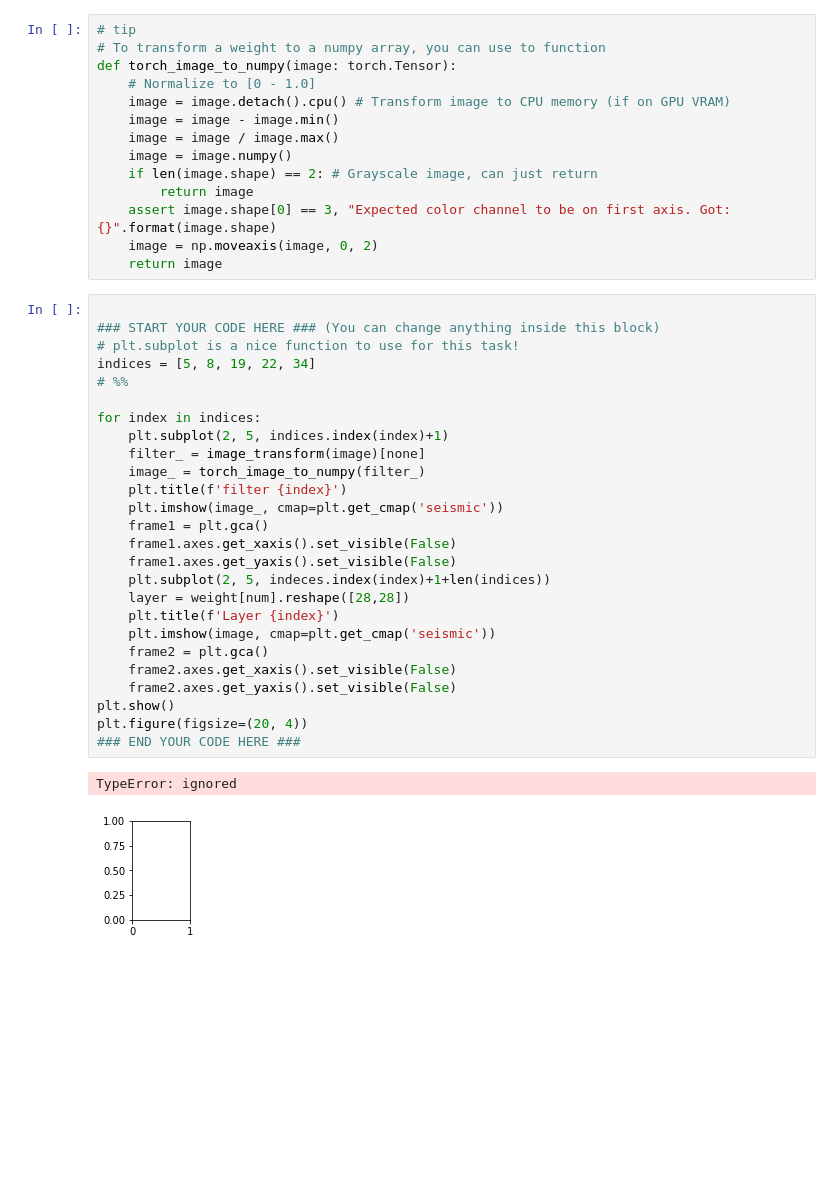
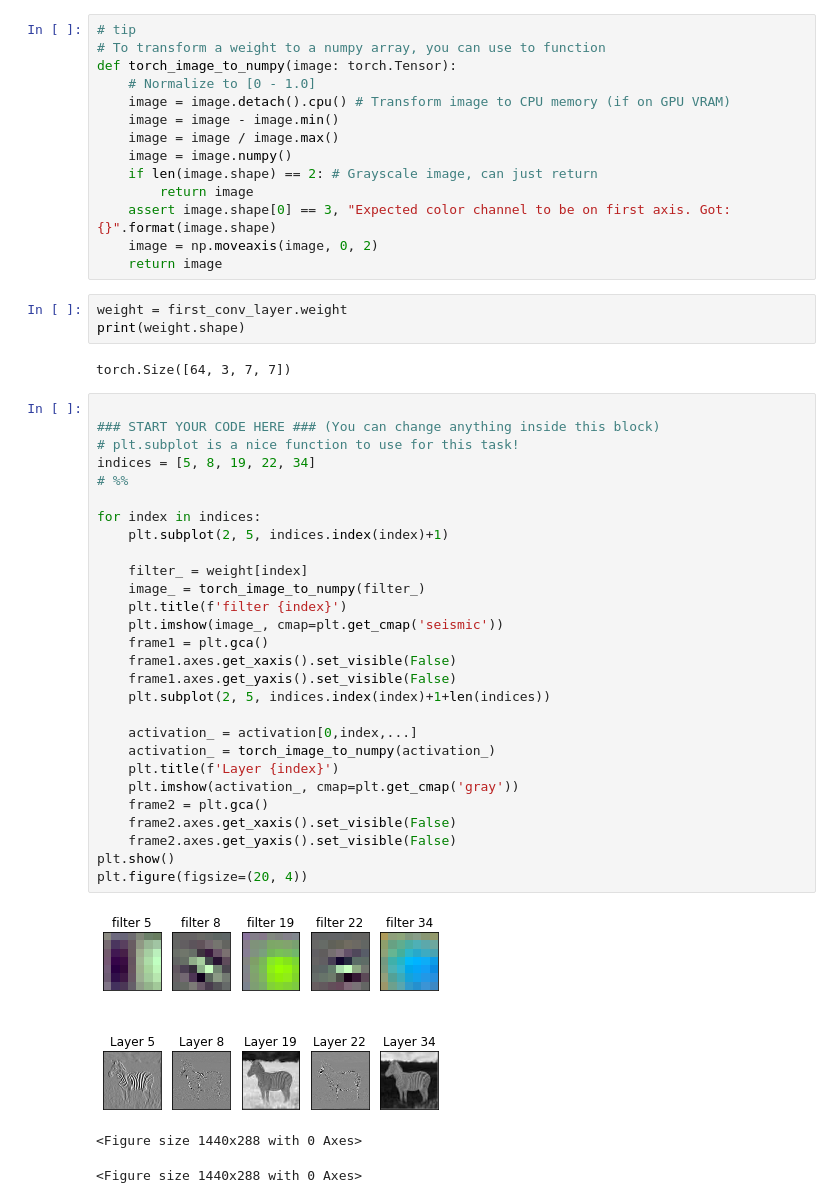
Before and after one commit to Sandbergo/TDT4195, a Jupyter notebook: ip2/task2d.ipynb, the cells around one changed output. Drawn from its saved outputs; the diff is of its cells as text; blank space fills up the shorter version.

Commit message:
after first guidance, more or less finished.

```diff
--- a/ip2/task2d.ipynb
+++ b/ip2/task2d.ipynb
@@ -90,32 +89,40 @@ def torch_image_to_numpy(image: torch.Tensor):
     assert image.shape[0] == 3, "Expected color channel to be on first axis. Got: {}".format(image.shape)
     image = np.moveaxis(image, 0, 2)
     return image
+# %%
+weight = first_conv_layer.weight
+print(weight.shape)
+# %% [output]
+torch.Size([64, 3, 7, 7])
 # %%
 
 ### START YOUR CODE HERE ### (You can change anything inside this block)
 # plt.subplot is a nice function to use for this task!
 indices = [5, 8, 19, 22, 34]
 # %%
 
 for index in indices:
     plt.subplot(2, 5, indices.index(index)+1)
-    filter_ = image_transform(image)[none]
+
+    filter_ = weight[index]
     image_ = torch_image_to_numpy(filter_)
     plt.title(f'filter {index}')
     plt.imshow(image_, cmap=plt.get_cmap('seismic'))
     frame1 = plt.gca()
     frame1.axes.get_xaxis().set_visible(False)
     frame1.axes.get_yaxis().set_visible(False)
-    plt.subplot(2, 5, indeces.index(index)+1+len(indices))
-    layer = weight[num].reshape([28,28])
+    plt.subplot(2, 5, indices.index(index)+1+len(indices))
+
+    activation_ = activation[0,index,...]
+    activation_ = torch_image_to_numpy(activation_)
     plt.title(f'Layer {index}')
-    plt.imshow(image, cmap=plt.get_cmap('seismic'))
+    plt.imshow(activation_, cmap=plt.get_cmap('gray'))
     frame2 = plt.gca()
     frame2.axes.get_xaxis().set_visible(False)
     frame2.axes.get_yaxis().set_visible(False)
 plt.show()
 plt.figure(figsize=(20, 4))
-### END YOUR CODE HERE ###
 # %% [output]
+[figure, new version]
-TypeError: ignored
+<Figure size 1440x288 with 0 Axes>
-[figure, old version]
+<Figure size 1440x288 with 0 Axes>
```
Also changed, not shown: parts of 3 cells of this notebook, 19 other files.
